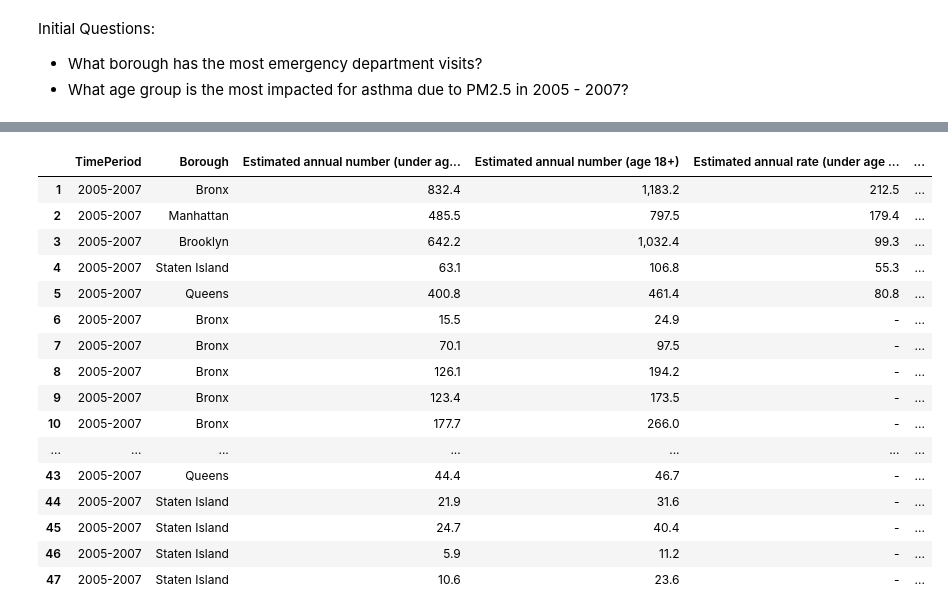
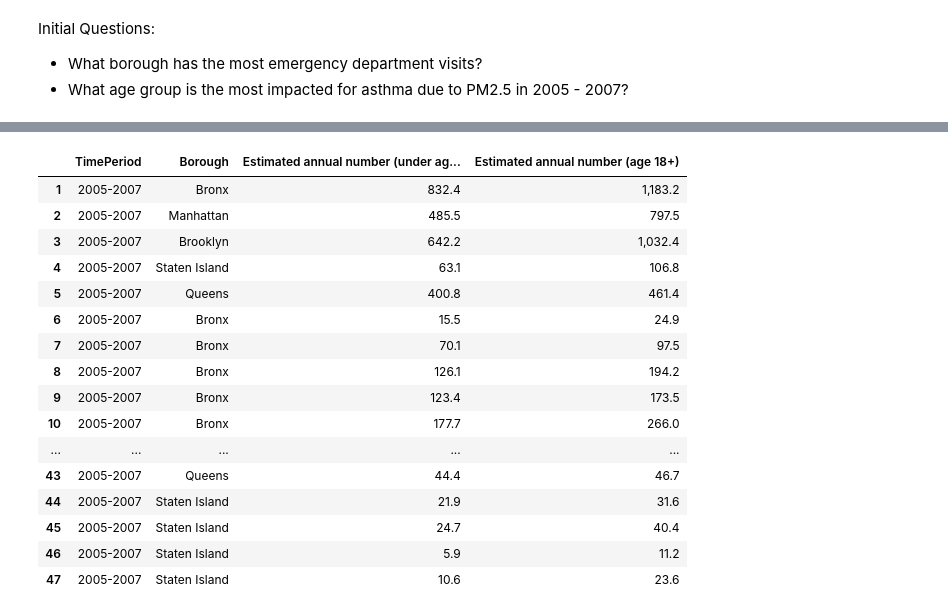
Before and after one commit to Ramanpreet8/AirPollution, a Jupyter notebook: Dataset2.ipynb, the cells around one changed output, grey strips where cells are left out. Drawn from its saved outputs; the diff is of its cells as text; code cells hidden in the pictures.

Commit message:
again some changes on the filtered table

```diff
--- a/Dataset2.ipynb
+++ b/Dataset2.ipynb
@@ -54,23 +54,23 @@ data[data['Borough'].isin([
 | 46 | 2005-2007 | UHF 42 | 503 | 4 | 5 | Staten Island | Willowbrook | Willowbrook Staten Island | 5.9 | ... |
 | 47 | 2005-2007 | UHF 42 | 504 | 4 | 5 | Staten Island | South Beach - Tottenville | South Beach - Tottenville Staten ... | 10.6 | ... |
 # %%
-filtered_table = data.drop(columns=['GeoTypeDesc','GeoID','GeoRank', 'BoroID', 'Geography', 'Area'])
+filtered_table = data.drop(columns=['GeoTypeDesc','GeoID','GeoRank', 'BoroID', 'Geography', 'Area', 'Estimated annual rate (under age 18) per 100,000 children','Estimated annual rate (age 18+) per 100,000 adults' ])
 filtered_table
 # %% [output]
-|  | TimePeriod | Borough | Estimated annual number (under ag... | Estimated annual number (age 18+) | Estimated annual rate (under age ... | ... |
-| 1 | 2005-2007 | Bronx | 832.4 | 1,183.2 | 212.5 | ... |
-| 2 | 2005-2007 | Manhattan | 485.5 | 797.5 | 179.4 | ... |
-| 3 | 2005-2007 | Brooklyn | 642.2 | 1,032.4 | 99.3 | ... |
-| 4 | 2005-2007 | Staten Island | 63.1 | 106.8 | 55.3 | ... |
-| 5 | 2005-2007 | Queens | 400.8 | 461.4 | 80.8 | ... |
-| 6 | 2005-2007 | Bronx | 15.5 | 24.9 | - | ... |
-| 7 | 2005-2007 | Bronx | 70.1 | 97.5 | - | ... |
-| 8 | 2005-2007 | Bronx | 126.1 | 194.2 | - | ... |
-| 9 | 2005-2007 | Bronx | 123.4 | 173.5 | - | ... |
-| 10 | 2005-2007 | Bronx | 177.7 | 266.0 | - | ... |
-| ... | ... | ... | ... | ... | ... | ... |
-| 43 | 2005-2007 | Queens | 44.4 | 46.7 | - | ... |
-| 44 | 2005-2007 | Staten Island | 21.9 | 31.6 | - | ... |
-| 45 | 2005-2007 | Staten Island | 24.7 | 40.4 | - | ... |
-| 46 | 2005-2007 | Staten Island | 5.9 | 11.2 | - | ... |
-| 47 | 2005-2007 | Staten Island | 10.6 | 23.6 | - | ... |
+|  | TimePeriod | Borough | Estimated annual number (under ag... | Estimated annual number (age 18+) |
+| 1 | 2005-2007 | Bronx | 832.4 | 1,183.2 |
+| 2 | 2005-2007 | Manhattan | 485.5 | 797.5 |
+| 3 | 2005-2007 | Brooklyn | 642.2 | 1,032.4 |
+| 4 | 2005-2007 | Staten Island | 63.1 | 106.8 |
+| 5 | 2005-2007 | Queens | 400.8 | 461.4 |
+| 6 | 2005-2007 | Bronx | 15.5 | 24.9 |
+| 7 | 2005-2007 | Bronx | 70.1 | 97.5 |
+| 8 | 2005-2007 | Bronx | 126.1 | 194.2 |
+| 9 | 2005-2007 | Bronx | 123.4 | 173.5 |
+| 10 | 2005-2007 | Bronx | 177.7 | 266.0 |
+| ... | ... | ... | ... | ... |
+| 43 | 2005-2007 | Queens | 44.4 | 46.7 |
+| 44 | 2005-2007 | Staten Island | 21.9 | 31.6 |
+| 45 | 2005-2007 | Staten Island | 24.7 | 40.4 |
+| 46 | 2005-2007 | Staten Island | 5.9 | 11.2 |
+| 47 | 2005-2007 | Staten Island | 10.6 | 23.6 |
```
